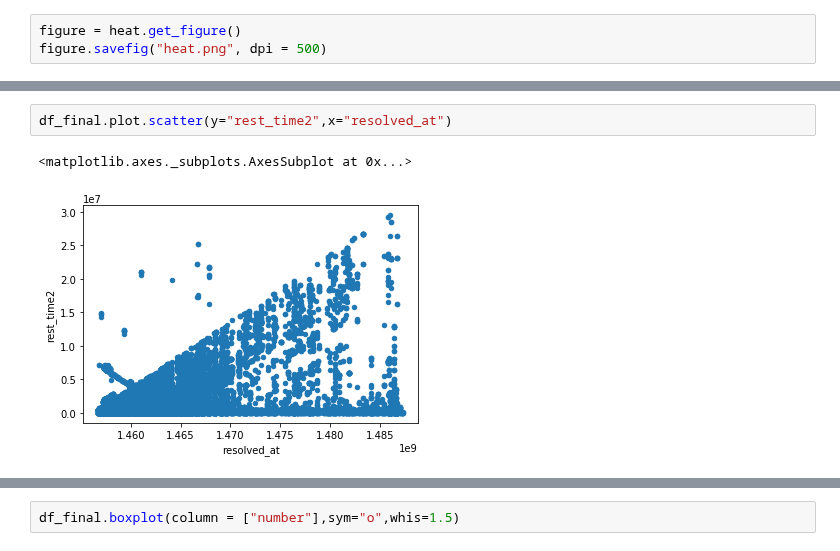
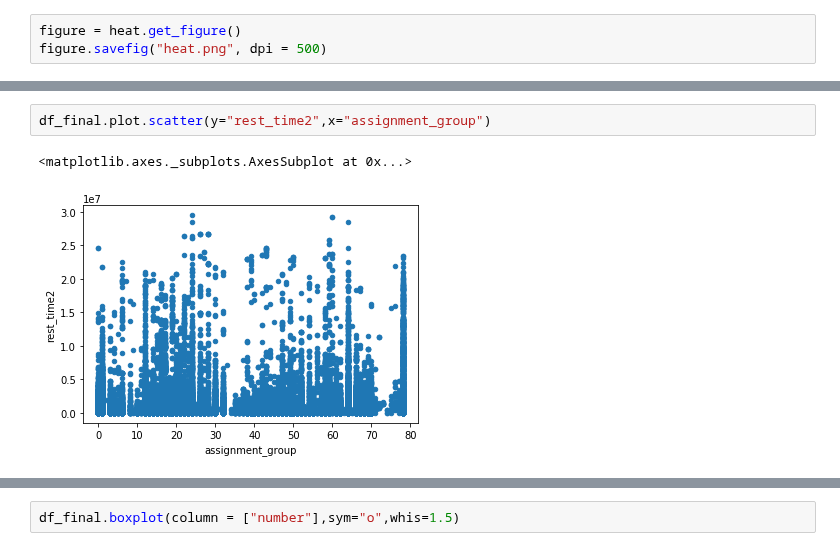
Before and after one commit to unclestay/ESILV---Python-for-data-analysis---devoir-2020, a Jupyter notebook: project.ipynb, the cells around one changed output, grey strips where cells are left out. Saved outputs shown, nothing was run; the diff lists cells and outputs as text.

```diff
--- a/project.ipynb
+++ b/project.ipynb
@@ -696,5 +701,5 @@ figure.savefig("heat.png", dpi = 500)
 # %%
-df_final.plot.scatter(y="rest_time2",x="resolved_at")
+df_final.plot.scatter(y="rest_time2",x="assignment_group")
 # %% [output]
 <matplotlib.axes._subplots.AxesSubplot at 0x...>
-[figure, old version]
+[figure, new version]
```
Also changed, not shown: parts of 2 cells of this notebook.
